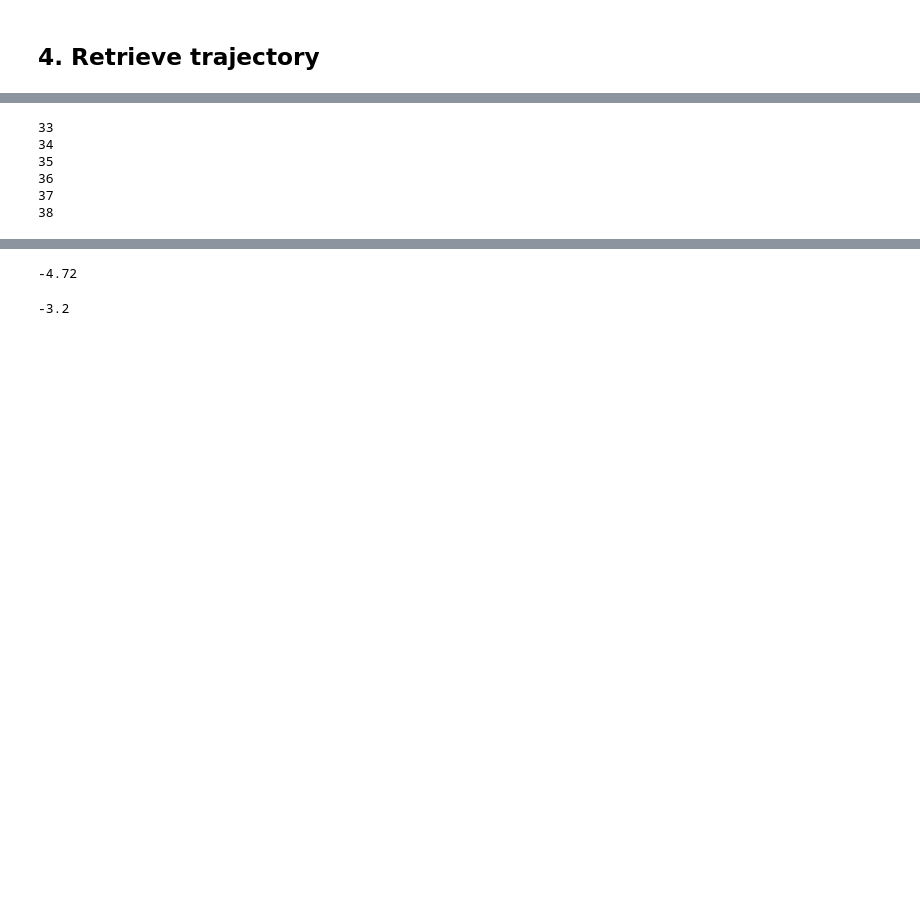
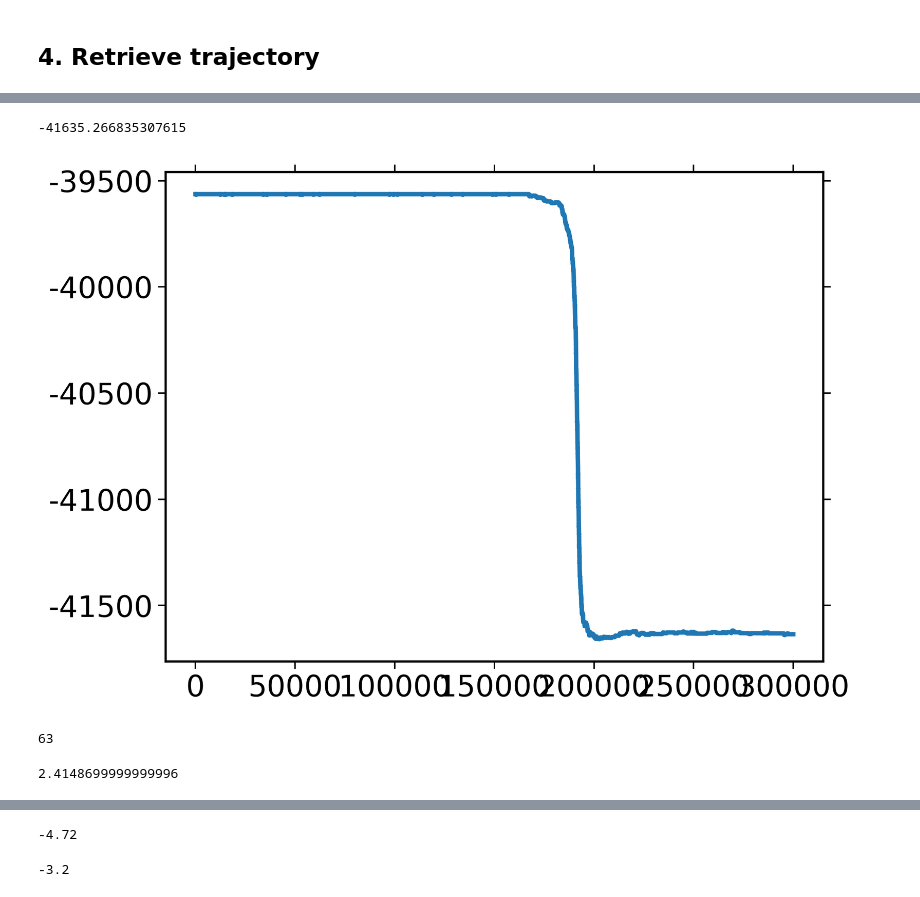
Before and after one commit to YunyeongChoi/CaNaVP, a Jupyter notebook: notebooks/retrieve_gcmc.ipynb, the cells around one changed output, grey strips where cells are left out. Cells and saved outputs as stored; diff of their text form; code cells hidden in the pictures; blank space fills up the shorter version.

```diff
--- a/notebooks/retrieve_gcmc.ipynb
+++ b/notebooks/retrieve_gcmc.ipynb
@@ -308,13 +341,18 @@ def get_vc_data(traj_data, cation='Na'):
+# %%
+energy_dir = '/global/scratch/users/yychoi94/CaNaVP_gcMC/300Na1to3/data/-30.0_-3.73737_energy.npy'
+energies = np.load(energy_dir)
+plt.plot(energies)
+print(energies[-1])
+# %% [output]
+-41635.266835307615
+[figure, added]
 # %%
 cations, sorted_voltages = get_vc_data(test_traj_data, cation='Na')
-# %%
-for i, j in enumerate(cations):
-    if j == 1.0:
-        print(i)
-# %% [output]
-33
-34
-35
-36
-37
-38
+# %%
+cations.index(1.7408126933342976)
+# %% [output]
+63
+# %%
+sorted_voltages[63]
+# %% [output]
+2.4148699999999996
```
Also changed, not shown: parts of 19 cells of this notebook, 2 other files.
